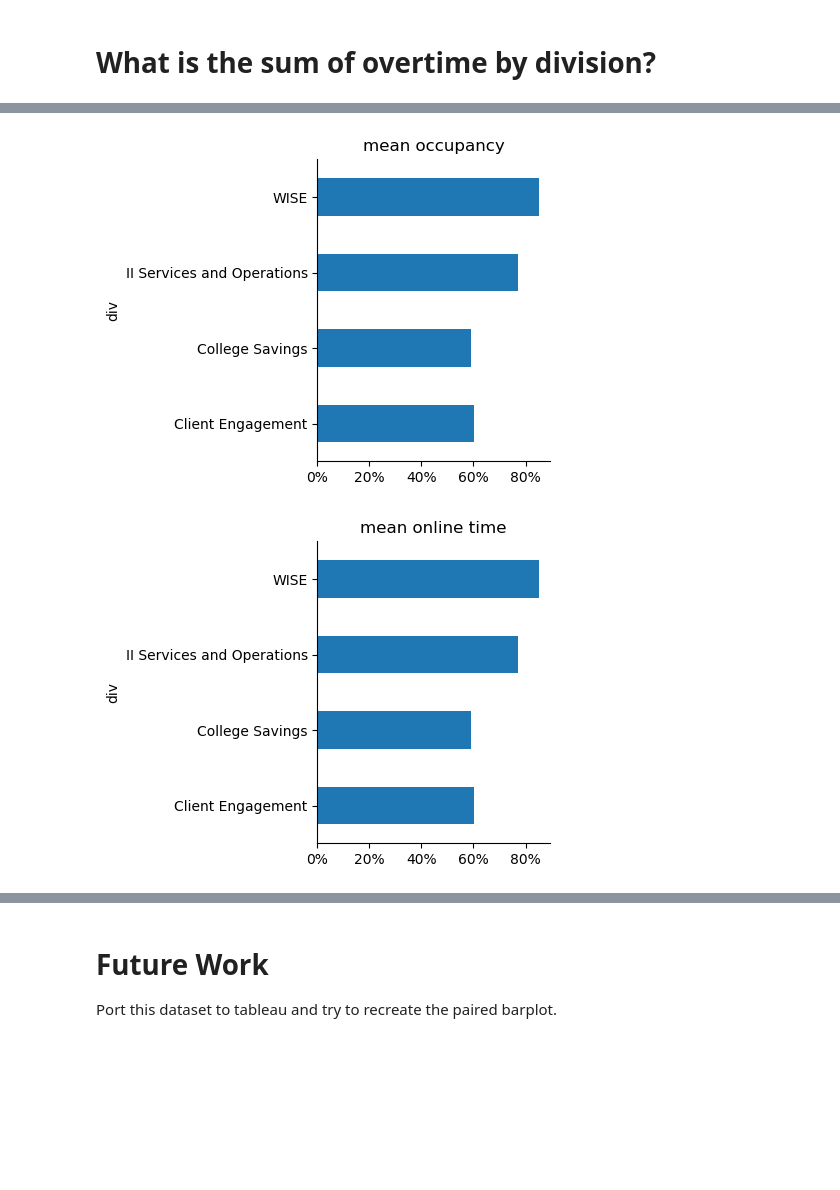
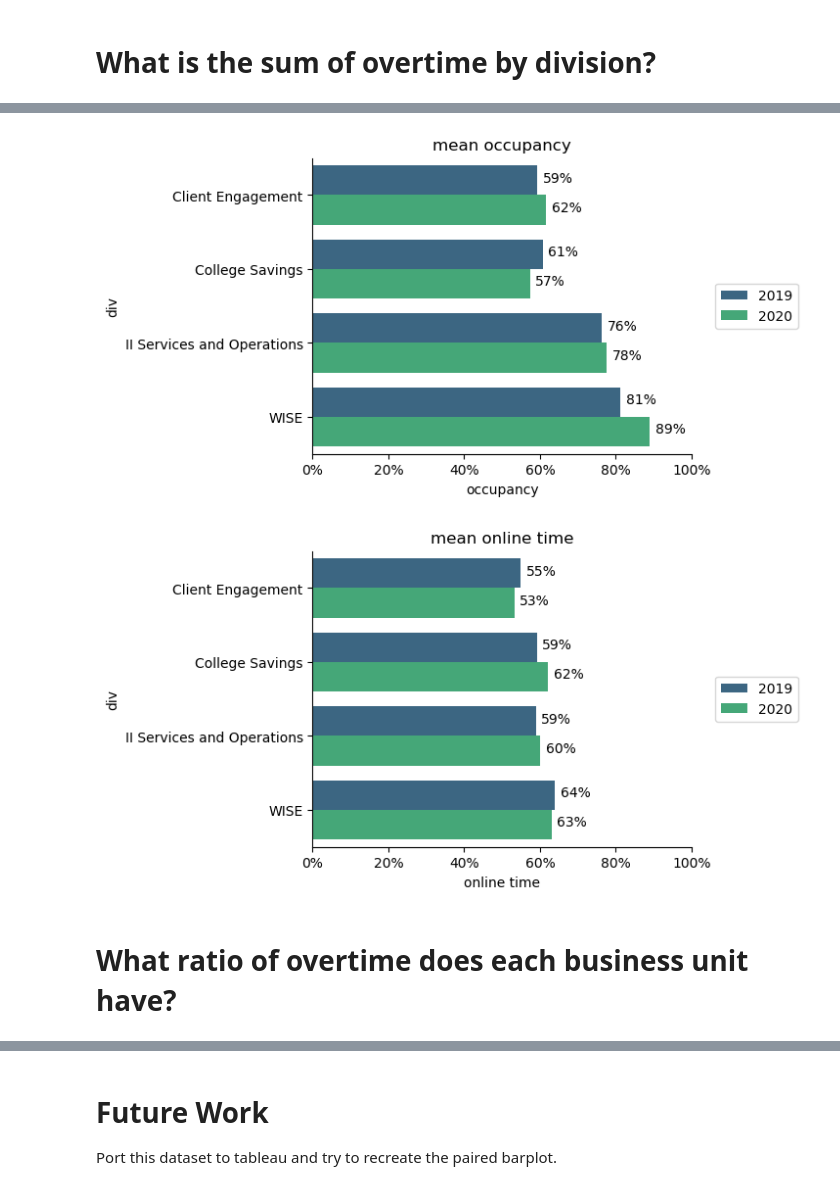
Before and after one commit to majickdave/dji_vol, a Jupyter notebook: YoY_employee/employee_analysis.ipynb, the cells around one changed output, grey strips where cells are left out. Drawn from its saved outputs; the diff is of its cells as text; code cells hidden in the pictures; blank space fills up the shorter version.

Commit message:
changed plots

```diff
--- a/YoY_employee/employee_analysis.ipynb
+++ b/YoY_employee/employee_analysis.ipynb
@@ -102,32 +115,31 @@ plt.show()
 # %%
-plt.figure(figsize=(3,4), dpi=100)
-plt.title('mean occupancy')
-ax = (df1[~df1['div'].isin(['RPS', 'Central Services'])].groupby('div')['occupancy'].mean()).plot.barh()
-for p in ax.patches:
-    height = p.get_height()
-    width = p.get_width()
-    x, y = p.get_xy()
+for kpi in ['occupancy', 'online time']:
+    plt.figure(figsize=(5,4), dpi=100)
+    plt.title('mean '+ kpi)
+    g = (df1[~df1['div'].isin(['RPS',
+                                'Central Services'])].groupby(['div',
+                                'year'])[kpi].mean())
+    g = g.reset_index(drop=False)
+    ax = sns.barplot(data=g, palette='viridis', y='div', x=kpi, hue='year', errwidth=0)
+    for p in ax.patches:
+        height = p.get_height()
+        width = p.get_width()
+        x, y = p.get_xy()
+        ax.annotate(f'{width:.0%}', ((x + width)+.05, y + height/1.2),
+                               ha = 'center', va = 'center',
+                               xytext = (1, 9),
+                               textcoords = 'offset points')
+
+    ax.set_xlim(0, 1)
+    ax.legend(loc='right', bbox_to_anchor=(1.3,0.5))
     vals = ax.get_xticks()
-
-ax.set_xticklabels(['{:,.0%}'.format(x) for x in vals])
-ax.spines['right'].set_visible(False)
-ax.spines['top'].set_visible(False)
-plt.show()
+    ax.set_xticklabels(['{:,.0%}'.format(x) for x in vals])
+    ax.spines['right'].set_visible(False)
+    ax.spines['top'].set_visible(False)
+    plt.show()
 # %% [output]
-[figure, old version]
+[figure, new version]
+[figure, added]
-# %%
-plt.figure(figsize=(3,4), dpi=100)
-plt.title('mean online time')
-ax = (df1[~df1['div'].isin(['RPS', 'Central Services'])].groupby('div')['occupancy'].mean()).plot.barh()
-for p in ax.patches:
-    height = p.get_height()
-    width = p.get_width()
-    x, y = p.get_xy()
-    vals = ax.get_xticks()
-    ax.set_xticklabels(['{:,.0%}'.format(x) for x in vals])
-ax.spines['right'].set_visible(False)
-ax.spines['top'].set_visible(False)
-plt.show()
-# %% [output]
-[figure, removed]
+# %% [markdown]
+# What ratio of overtime does each business unit have?
 # %%
```
Also changed, not shown: parts of 5 cells of this notebook.
